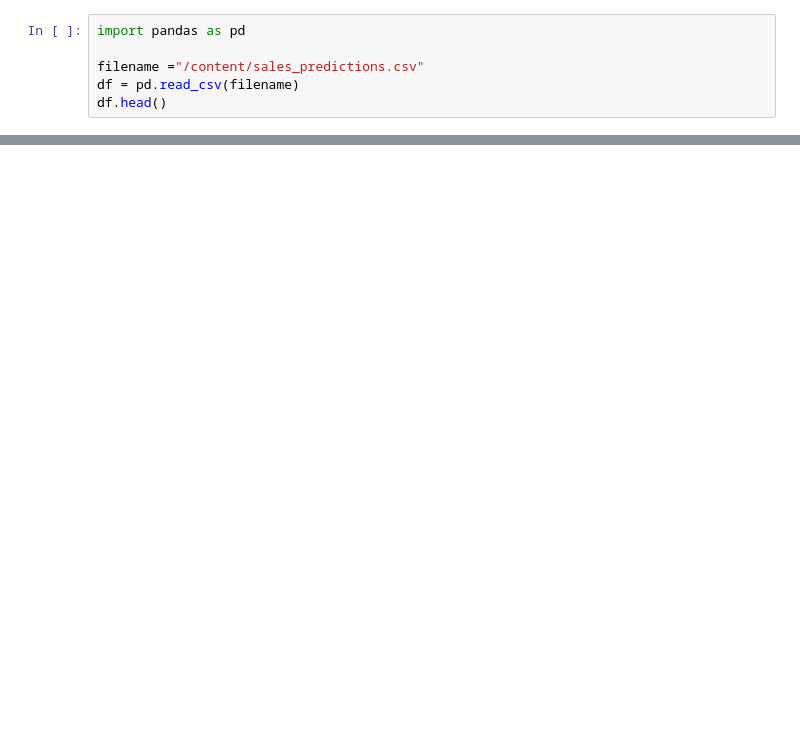
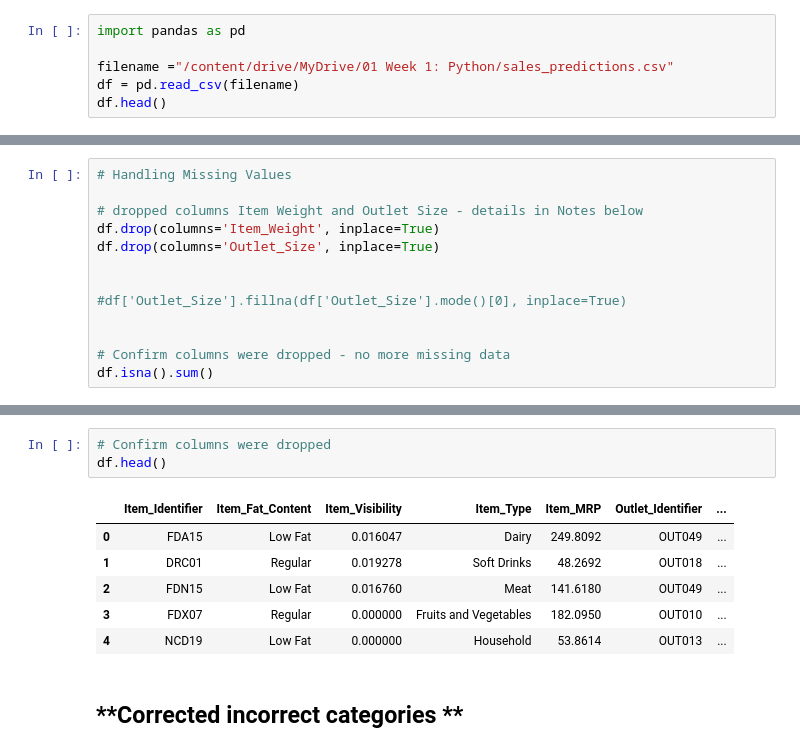
Before and after one commit to jeangarcia77/sales-predictions, a Jupyter notebook: Food_Sales_Predictions.ipynb, the cells around one changed output, grey strips where cells are left out. Cells and saved outputs as stored; diff of their text form; blank space fills up the shorter version.

```diff
--- a/Food_Sales_Predictions.ipynb
+++ b/Food_Sales_Predictions.ipynb
@@ -3,6 +10,6 @@
 # %%
 import pandas as pd
 
-filename ="/content/sales_predictions.csv"
+filename ="/content/drive/MyDrive/01 Week 1: Python/sales_predictions.csv"
 df = pd.read_csv(filename)
 df.head()
@@ -15,0 +45,13 @@ df.head()
+# %%
+# Handling Missing Values
+
+# dropped columns Item Weight and Outlet Size - details in Notes below
+df.drop(columns='Item_Weight', inplace=True)
+df.drop(columns='Outlet_Size', inplace=True)
+
+
+#df['Outlet_Size'].fillna(df['Outlet_Size'].mode()[0], inplace=True)
+
+
+# Confirm columns were dropped - no more missing data
+df.isna().sum()
@@ -15,0 +70,12 @@ df.head()
+# %%
+# Confirm columns were dropped
+df.head()
+# %% [output]
+|  | Item_Identifier | Item_Fat_Content | Item_Visibility | Item_Type | Item_MRP | Outlet_Identifier | ... |
+| 0 | FDA15 | Low Fat | 0.016047 | Dairy | 249.8092 | OUT049 | ... |
+| 1 | DRC01 | Regular | 0.019278 | Soft Drinks | 48.2692 | OUT018 | ... |
+| 2 | FDN15 | Low Fat | 0.016760 | Meat | 141.6180 | OUT049 | ... |
+| 3 | FDX07 | Regular | 0.000000 | Fruits and Vegetables | 182.0950 | OUT010 | ... |
+| 4 | NCD19 | Low Fat | 0.000000 | Household | 53.8614 | OUT013 | ... |
+# %% [markdown]
+## **Corrected incorrect categories **
```
Also changed, not shown: parts of 16 cells of this notebook.
